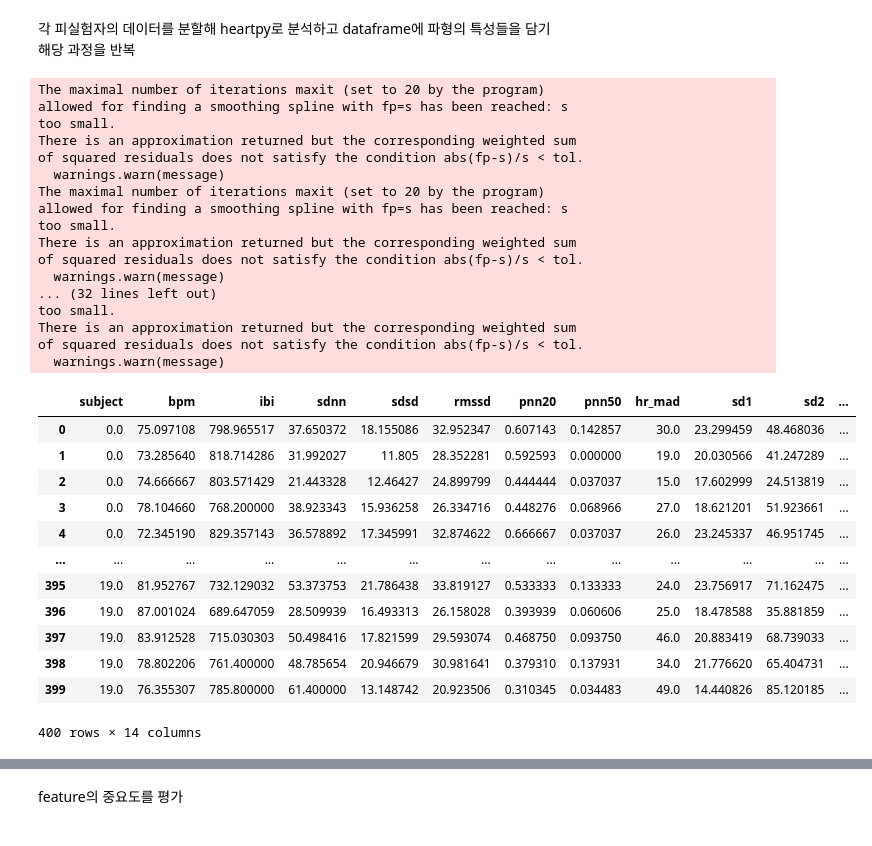
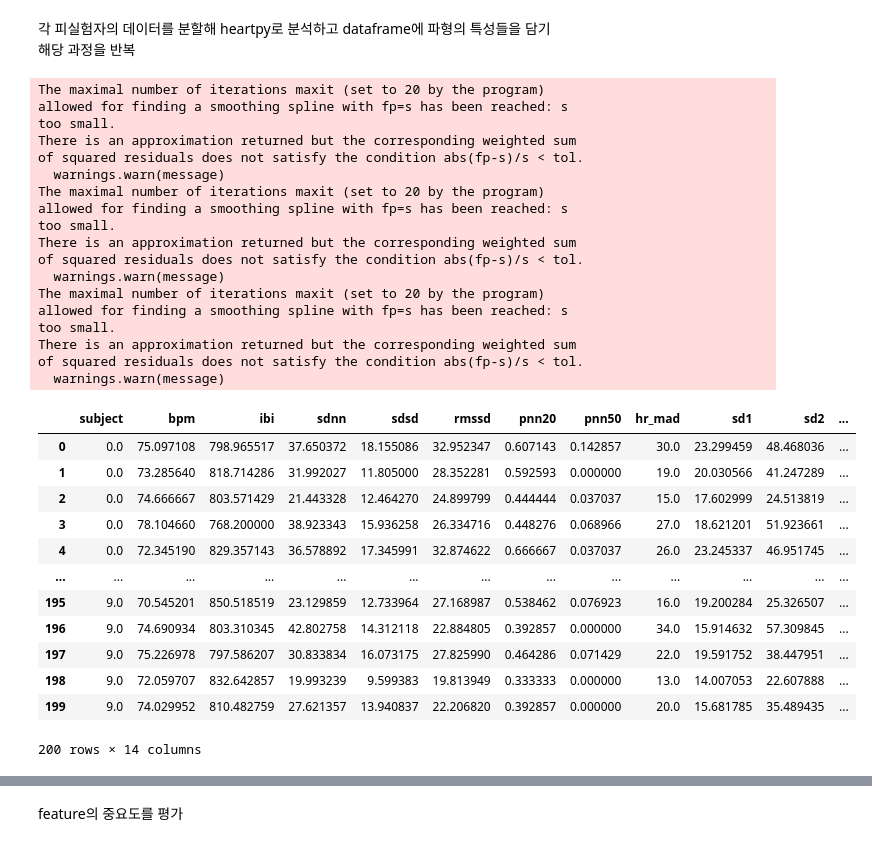
Before and after one commit to kumass2020/Multi-Modality-Person-Recognition, a Jupyter notebook: human_recognition.ipynb, the cells around one changed output, grey strips where cells are left out. Cells and saved outputs as stored; diff of their text form; code cells hidden in the pictures.

```diff
--- a/human_recognition.ipynb
+++ b/human_recognition.ipynb
@@ -79,9 +79,11 @@ feature_df
 각 피실험자의 데이터를 분할해 heartpy로 분석하고 dataframe에 파형의 특성들을 담기
 해당 과정을 반복
 # %%
-for subject_num in range(20):
+# def analyze_hp(start):
+start_subject_idx = 0
+for subject_num in range(start_subject_idx, start_subject_idx+10):
     ppg = pd.read_csv('./dataset/s' + str(subject_num+1) + '_sit.csv')
-    for i in range(20): # 25초 * 20 == 500초
+    for i in range(20): # 24초 * 20 == 480초
         start_idx = i * 12000
         data = (ppg.iloc[start_idx:start_idx+12000, [1]]).to_numpy().flatten()
         new_features_list = []
@@ -89,42 +91,43 @@ for subject_num in range(20):
         wd, m = hp.process(data, sample_rate)
 
         new_features_list.append(subject_num)
         for measure in m.keys():
             # print('%s: %f' %(measure, m[measure]))
             new_features_list.append(m[measure])
 
         feature_df.loc[len(feature_df)] = new_features_list
 
 feature_df.to_csv('./dataset/processed/feature_data.csv', encoding='utf-8', mode='w', index=False)
 feature_df
 # %% [output]
 The maximal number of iterations maxit (set to 20 by the program)
 allowed for finding a smoothing spline with fp=s has been reached: s
 too small.
 There is an approximation returned but the corresponding weighted sum
 of squared residuals does not satisfy the condition abs(fp-s)/s < tol.
   warnings.warn(message)
 The maximal number of iterations maxit (set to 20 by the program)
 allowed for finding a smoothing spline with fp=s has been reached: s
 too small.
 There is an approximation returned but the corresponding weighted sum
 of squared residuals does not satisfy the condition abs(fp-s)/s < tol.
   warnings.warn(message)
-... (32 lines left out)
+The maximal number of iterations maxit (set to 20 by the program)
+allowed for finding a smoothing spline with fp=s has been reached: s
 too small.
 There is an approximation returned but the corresponding weighted sum
 of squared residuals does not satisfy the condition abs(fp-s)/s < tol.
   warnings.warn(message)
 |  | subject | bpm | ibi | sdnn | sdsd | rmssd | pnn20 | pnn50 | hr_mad | sd1 | sd2 | ... |
 | 0 | 0.0 | 75.097108 | 798.965517 | 37.650372 | 18.155086 | 32.952347 | 0.607143 | 0.142857 | 30.0 | 23.299459 | 48.468036 | ... |
-| 1 | 0.0 | 73.285640 | 818.714286 | 31.992027 | 11.805 | 28.352281 | 0.592593 | 0.000000 | 19.0 | 20.030566 | 41.247289 | ... |
-| 2 | 0.0 | 74.666667 | 803.571429 | 21.443328 | 12.46427 | 24.899799 | 0.444444 | 0.037037 | 15.0 | 17.602999 | 24.513819 | ... |
+| 1 | 0.0 | 73.285640 | 818.714286 | 31.992027 | 11.805000 | 28.352281 | 0.592593 | 0.000000 | 19.0 | 20.030566 | 41.247289 | ... |
+| 2 | 0.0 | 74.666667 | 803.571429 | 21.443328 | 12.464270 | 24.899799 | 0.444444 | 0.037037 | 15.0 | 17.602999 | 24.513819 | ... |
 | 3 | 0.0 | 78.104660 | 768.200000 | 38.923343 | 15.936258 | 26.334716 | 0.448276 | 0.068966 | 27.0 | 18.621201 | 51.923661 | ... |
 | 4 | 0.0 | 72.345190 | 829.357143 | 36.578892 | 17.345991 | 32.874622 | 0.666667 | 0.037037 | 26.0 | 23.245337 | 46.951745 | ... |
 | ... | ... | ... | ... | ... | ... | ... | ... | ... | ... | ... | ... | ... |
-| 395 | 19.0 | 81.952767 | 732.129032 | 53.373753 | 21.786438 | 33.819127 | 0.533333 | 0.133333 | 24.0 | 23.756917 | 71.162475 | ... |
-| 396 | 19.0 | 87.001024 | 689.647059 | 28.509939 | 16.493313 | 26.158028 | 0.393939 | 0.060606 | 25.0 | 18.478588 | 35.881859 | ... |
-| 397 | 19.0 | 83.912528 | 715.030303 | 50.498416 | 17.821599 | 29.593074 | 0.468750 | 0.093750 | 46.0 | 20.883419 | 68.739033 | ... |
-| 398 | 19.0 | 78.802206 | 761.400000 | 48.785654 | 20.946679 | 30.981641 | 0.379310 | 0.137931 | 34.0 | 21.776620 | 65.404731 | ... |
-| 399 | 19.0 | 76.355307 | 785.800000 | 61.400000 | 13.148742 | 20.923506 | 0.310345 | 0.034483 | 49.0 | 14.440826 | 85.120185 | ... |
+| 195 | 9.0 | 70.545201 | 850.518519 | 23.129859 | 12.733964 | 27.168987 | 0.538462 | 0.076923 | 16.0 | 19.200284 | 25.326507 | ... |
+| 196 | 9.0 | 74.690934 | 803.310345 | 42.802758 | 14.312118 | 22.884805 | 0.392857 | 0.000000 | 34.0 | 15.914632 | 57.309845 | ... |
+| 197 | 9.0 | 75.226978 | 797.586207 | 30.833834 | 16.073175 | 27.825990 | 0.464286 | 0.071429 | 22.0 | 19.591752 | 38.447951 | ... |
+| 198 | 9.0 | 72.059707 | 832.642857 | 19.993239 | 9.599383 | 19.813949 | 0.333333 | 0.000000 | 13.0 | 14.007053 | 22.607888 | ... |
+| 199 | 9.0 | 74.029952 | 810.482759 | 27.621357 | 13.940837 | 22.206820 | 0.392857 | 0.000000 | 20.0 | 15.681785 | 35.489435 | ... |
-400 rows × 14 columns
+200 rows × 14 columns
```
Also changed, not shown: parts of 6 cells of this notebook, 1 other file.
